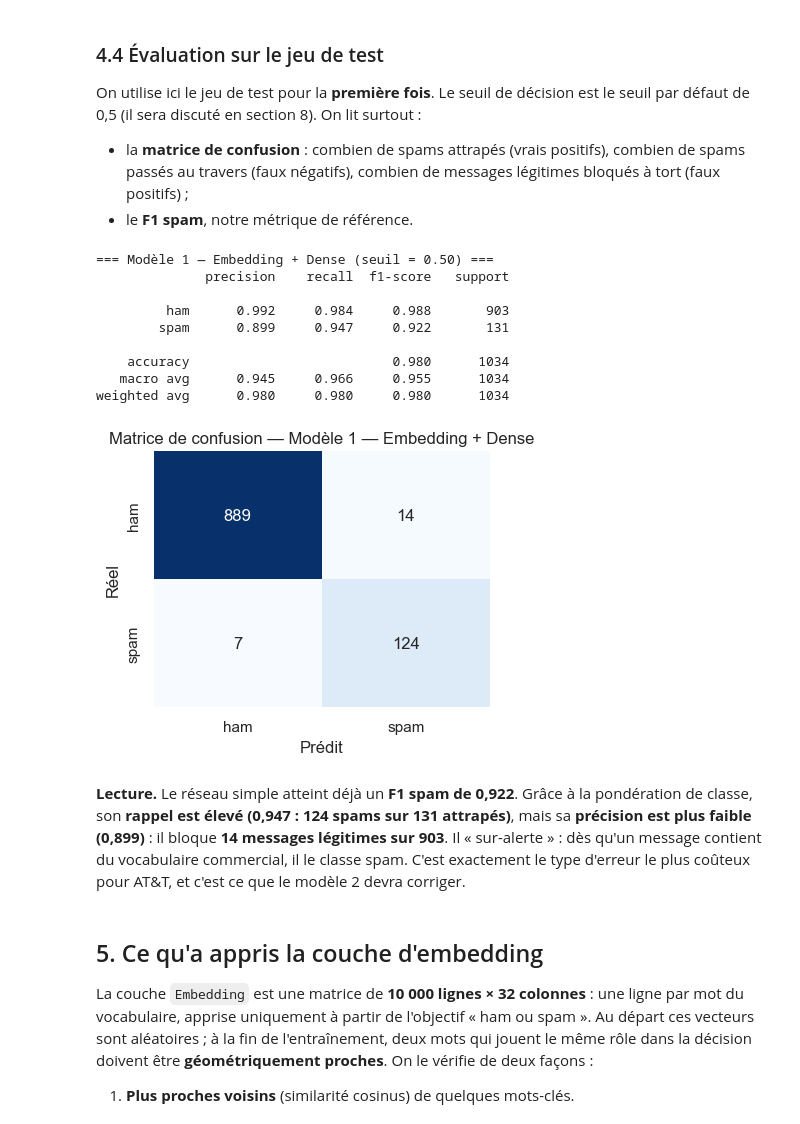
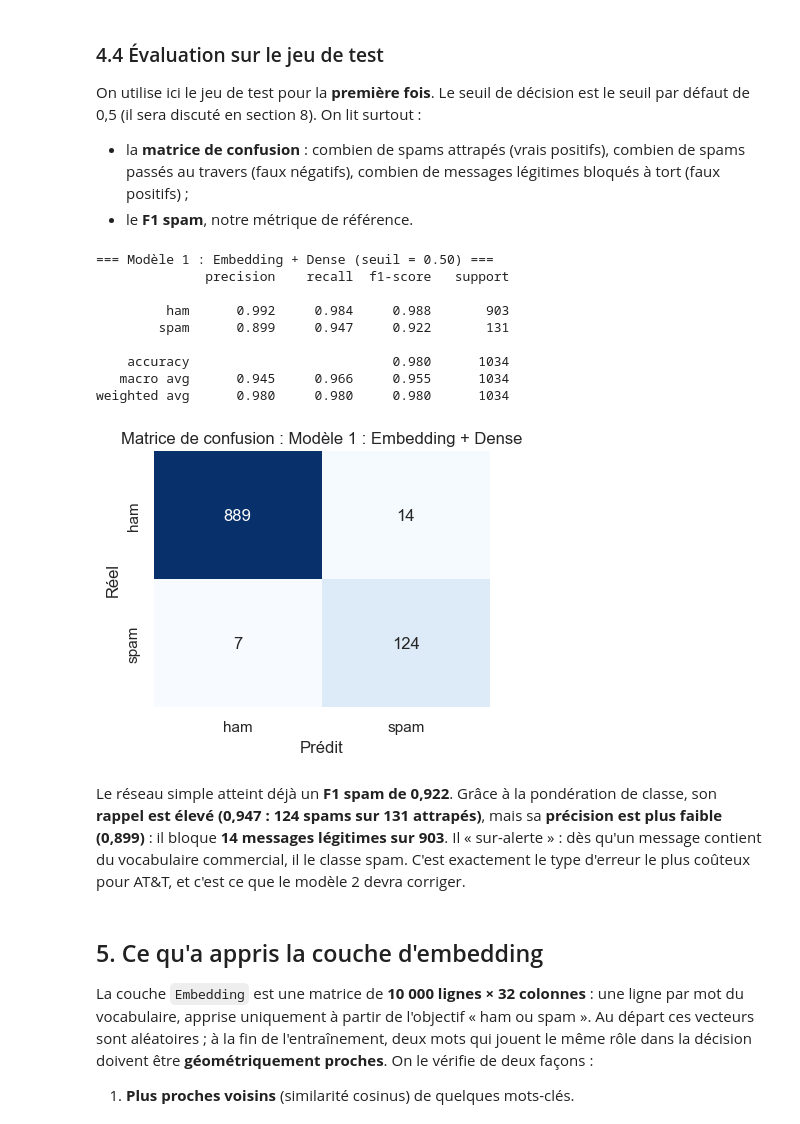
Before and after one commit to marinedde/cdsd-certification, a Jupyter notebook: bloc4-deep-learning/ATTspamdetector.ipynb, the cells around one changed output. Saved outputs shown, nothing was run; the diff lists cells and outputs as text; code cells hidden in the pictures.

```diff
--- a/bloc4-deep-learning/ATTspamdetector.ipynb
+++ b/bloc4-deep-learning/ATTspamdetector.ipynb
@@ -553,7 +553,7 @@ def evaluate_model(name, y_true, y_prob, threshold=0.5, cmap="Blues",
     fig, ax = plt.subplots(figsize=(4.2, 3.6))
     sns.heatmap(cm, annot=True, fmt="d", cmap=cmap, cbar=False,
                 xticklabels=["ham", "spam"], yticklabels=["ham", "spam"], ax=ax)
-    ax.set_title(f"Matrice de confusion — {name}")
+    ax.set_title(f"Matrice de confusion : {name}")
     ax.set_ylabel("Réel")
     ax.set_xlabel("Prédit")
     plt.tight_layout()
@@ -564,38 +564,38 @@ def evaluate_model(name, y_true, y_prob, threshold=0.5, cmap="Blues",
         "accuracy": accuracy_score(y_true, y_pred),
         "précision spam": precision_score(y_true, y_pred),
         "rappel spam": recall_score(y_true, y_pred),
         "F1 spam": f1_score(y_true, y_pred),
         "spams attrapés (TP)": int(tp),
         "spams manqués (FN)": int(fn),
         "ham bloqués (FP)": int(fp),
         "paramètres": n_params,
         "temps entraînement (s)": None if train_time is None else round(train_time, 1),
         "matériel": hardware,
     }
     results.append(metrics)
     return metrics
 
 
 y_prob1_test = model1.predict(X_test_pad, verbose=0).ravel()
 y_prob1_val = model1.predict(X_val_pad, verbose=0).ravel()
 
 metrics1 = evaluate_model(
-    "Modèle 1 — Embedding + Dense", y_test, y_prob1_test, cmap="Blues",
+    "Modèle 1 : Embedding + Dense", y_test, y_prob1_test, cmap="Blues",
     train_time=train_time_1, n_params=model1.count_params(), hardware="CPU",
 )
 # %% [output]
-=== Modèle 1 — Embedding + Dense (seuil = 0.50) ===
+=== Modèle 1 : Embedding + Dense (seuil = 0.50) ===
               precision    recall  f1-score   support
 
          ham      0.992     0.984     0.988       903
         spam      0.899     0.947     0.922       131
 
     accuracy                          0.980      1034
    macro avg      0.945     0.966     0.955      1034
 weighted avg      0.980     0.980     0.980      1034
-[figure, old version]
+[figure, new version]
 # %% [markdown]
-**Lecture.** Le réseau simple atteint déjà un **F1 spam de 0,922**. Grâce à la pondération de
+Le réseau simple atteint déjà un **F1 spam de 0,922**. Grâce à la pondération de
 classe, son **rappel est élevé (0,947 : 124 spams sur 131 attrapés)**, mais sa **précision est
 plus faible (0,899)** : il bloque **14 messages légitimes sur 903**. Il « sur-alerte » : dès qu'un
 message contient du vocabulaire commercial, il le classe spam. C'est exactement le type d'erreur
```
Also changed, not shown: parts of 25 cells of this notebook, 3 other files.
